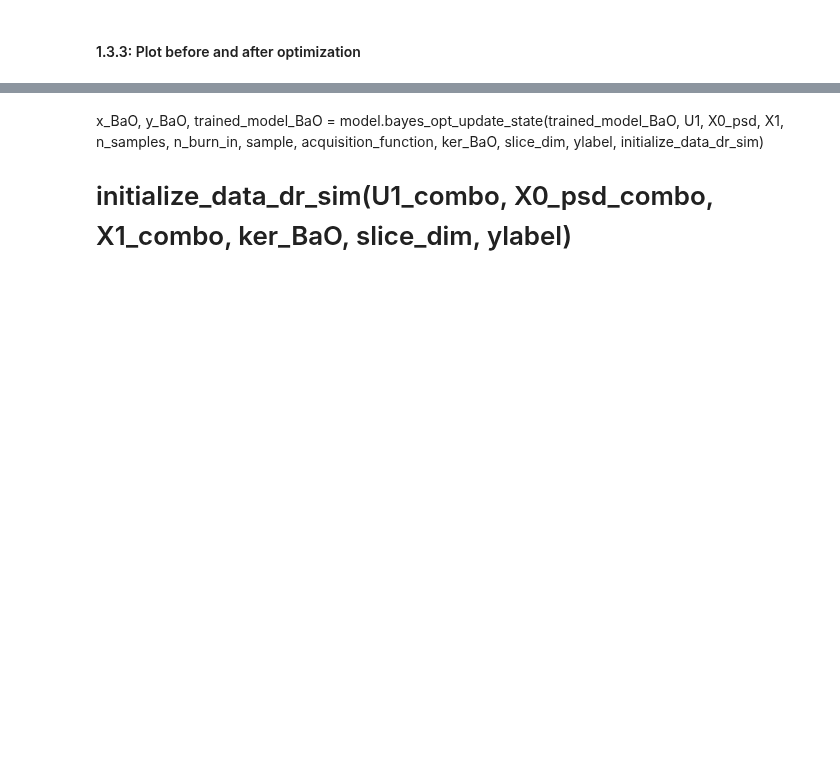
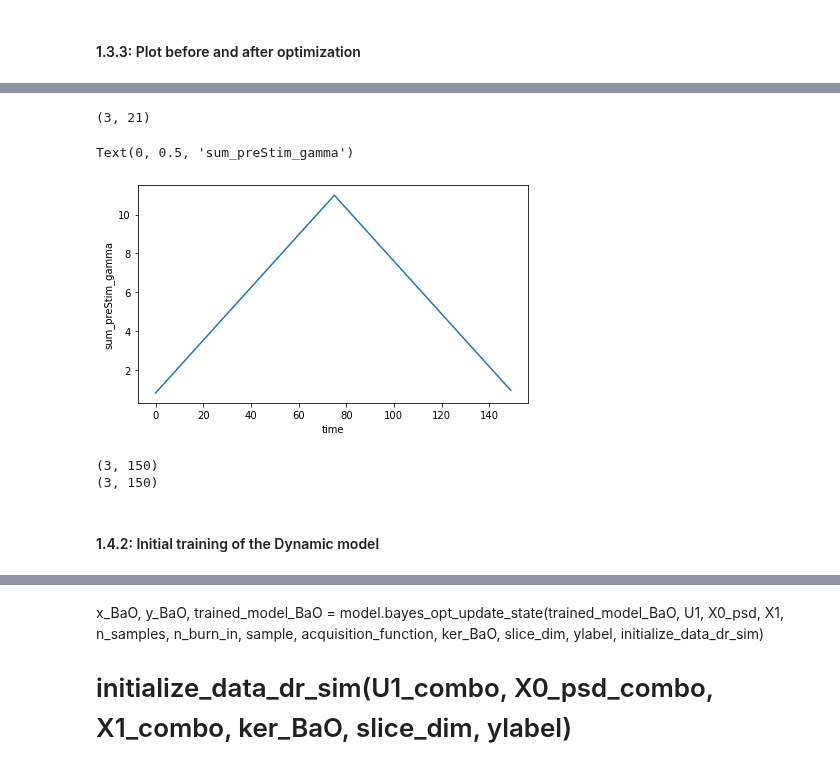
Before and after one commit to Simurgh818/NeuroGaussianProcess, a Jupyter notebook: Static_BaO.ipynb, the cells around one changed output, grey strips where cells are left out. Saved outputs shown, nothing was run; the diff lists cells and outputs as text; code cells hidden in the pictures; blank space fills up the shorter version.

Commit message:
next clean up, and dynamic BaO draft.

```diff
--- a/Static_BaO.ipynb
+++ b/Static_BaO.ipynb
@@ -575,0 +462,4 @@ print(postStimGamma_predicted_from_firstModel[1:])
+# %%
+# sample min to max preStimGamma: for the Dynamic BaO
+# input_data
+U1_X0 = U1.join(X0_psd)
@@ -575,0 +490,9 @@ print(postStimGamma_predicted_from_firstModel[1:])
+# %%
+hill_sum_preStim_gamma = np.empty((n_samples))
+min_sum_preStim_gamma = np.min(U1_X0['sum_preStim_gamma'])
+max_sum_preStim_gamma = np.max(U1_X0['sum_preStim_gamma'])
+half_n_samples = int(n_samples/2)
+step_size = (max_sum_preStim_gamma-min_sum_preStim_gamma)/half_n_samples
+hill_sum_preStim_gamma[0:half_n_samples] = np.arange(min_sum_preStim_gamma, max_sum_preStim_gamma, step_size)
+hill_sum_preStim_gamma[half_n_samples:150] = np.arange(max_sum_preStim_gamma,min_sum_preStim_gamma, -step_size)
+print(hill_sum_preStim_gamma[0:3], np.shape(hill_sum_preStim_gamma))
@@ -575,0 +519,23 @@ print(postStimGamma_predicted_from_firstModel[1:])
+# %%
+U1_X0_init = np.transpose(U1_X0_init)
+print(np.shape(U1_X0_init))
+# %% [output]
+(3, 21)
+# %%
+fig = plt.figure(figsize=(7,4));
+plt.plot(np.arange(0,n_samples), hill_sum_preStim_gamma, label=r"sum_preStim_gamma");
+plt.xlabel("time")
+plt.ylabel("sum_preStim_gamma")
+# %% [output]
+Text(0, 0.5, 'sum_preStim_gamma')
+[figure, added]
+# %%
+testX_Dynamic_BaO = np.array([rand_freq_1d_sorted, rand_amp_1d_sorted, hill_sum_preStim_gamma])
+print(np.shape(testX_Dynamic_BaO))
+testX_Dynamic = np.transpose(testX_Dynamic_BaO)
+print(np.shape(testX_Dynamic_BaO))
+# %% [output]
+(3, 150)
+(3, 150)
+# %% [markdown]
+#### 1.4.2: Initial training of the Dynamic model
```
Also changed, not shown: parts of 27 cells of this notebook.
